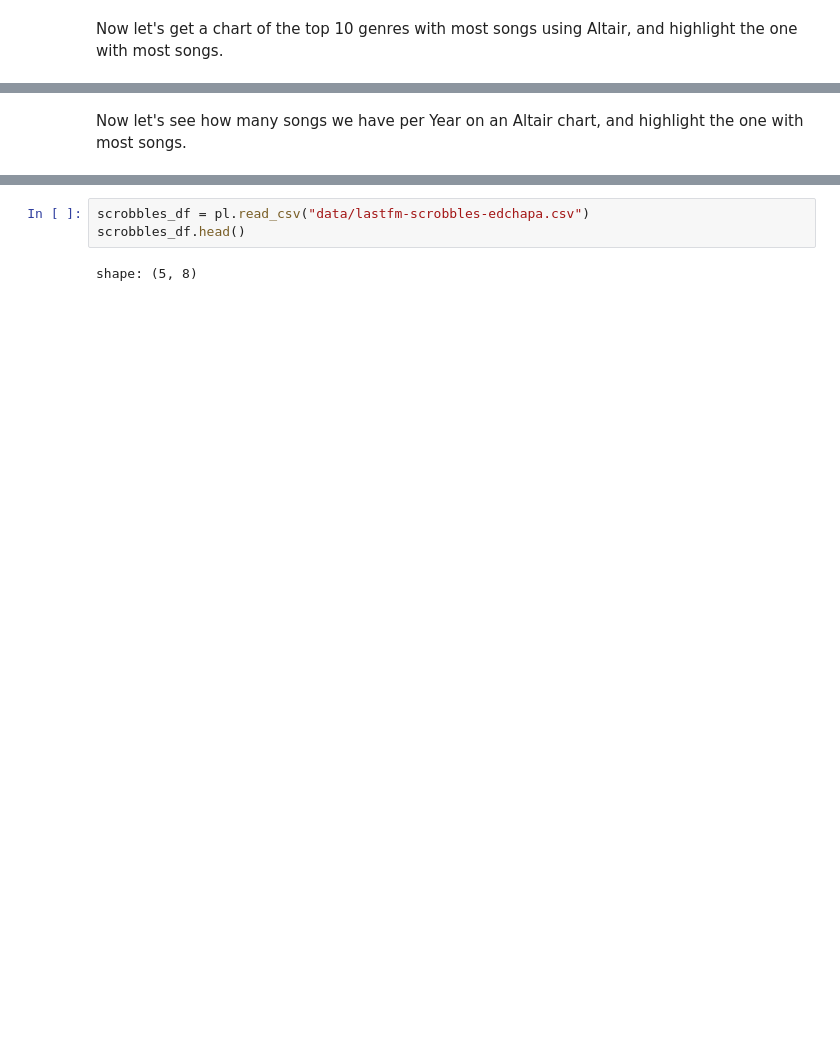
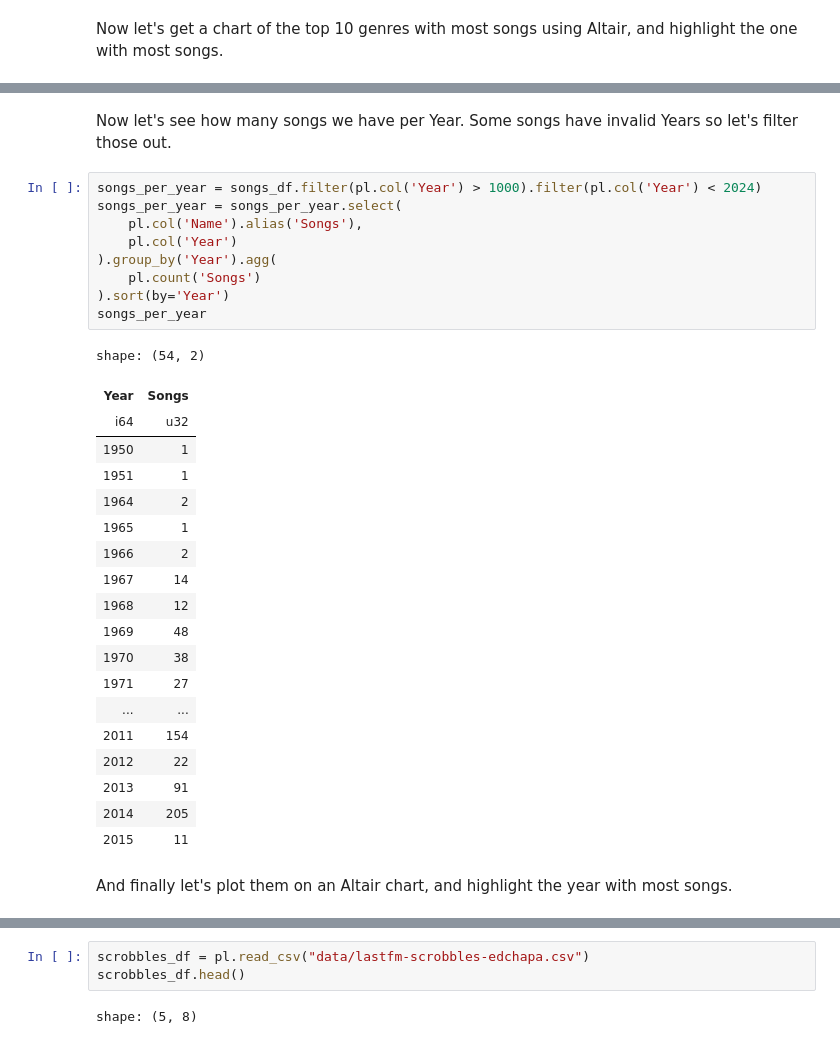
Before and after one commit to Underdoge/music-ds, a Jupyter notebook: Jupyter_Workbook.ipynb, the cells around one changed output, grey strips where cells are left out. Saved outputs shown, nothing was run; the diff lists cells and outputs as text; blank space fills up the shorter version.

```diff
--- a/Jupyter_Workbook.ipynb
+++ b/Jupyter_Workbook.ipynb
@@ -316,3 +371,34 @@ alt.Chart(top_10_genres, title="Top 10 Genres").mark_bar().encode(
+# %% [markdown]
+Now let's see how many songs we have per Year. Some songs have invalid Years so let's filter those out.
+# %%
+songs_per_year = songs_df.filter(pl.col('Year') > 1000).filter(pl.col('Year') < 2024)
+songs_per_year = songs_per_year.select(
+    pl.col('Name').alias('Songs'),
+    pl.col('Year')
+).group_by('Year').agg(
+    pl.count('Songs')
+).sort(by='Year')
+songs_per_year
+# %% [output]
+shape: (54, 2)
+| Year | Songs |
+| i64 | u32 |
+| 1950 | 1 |
+| 1951 | 1 |
+| 1964 | 2 |
+| 1965 | 1 |
+| 1966 | 2 |
+| 1967 | 14 |
+| 1968 | 12 |
+| 1969 | 48 |
+| 1970 | 38 |
+| 1971 | 27 |
+| ... | ... |
+| 2011 | 154 |
+| 2012 | 22 |
+| 2013 | 91 |
+| 2014 | 205 |
+| 2015 | 11 |
 # %% [markdown]
-Now let's see how many songs we have per Year on an Altair chart, and highlight the one with most songs.
+And finally let's plot them on an Altair chart, and highlight the year with most songs.
 # %%
```
Also changed, not shown: parts of 27 cells of this notebook.
